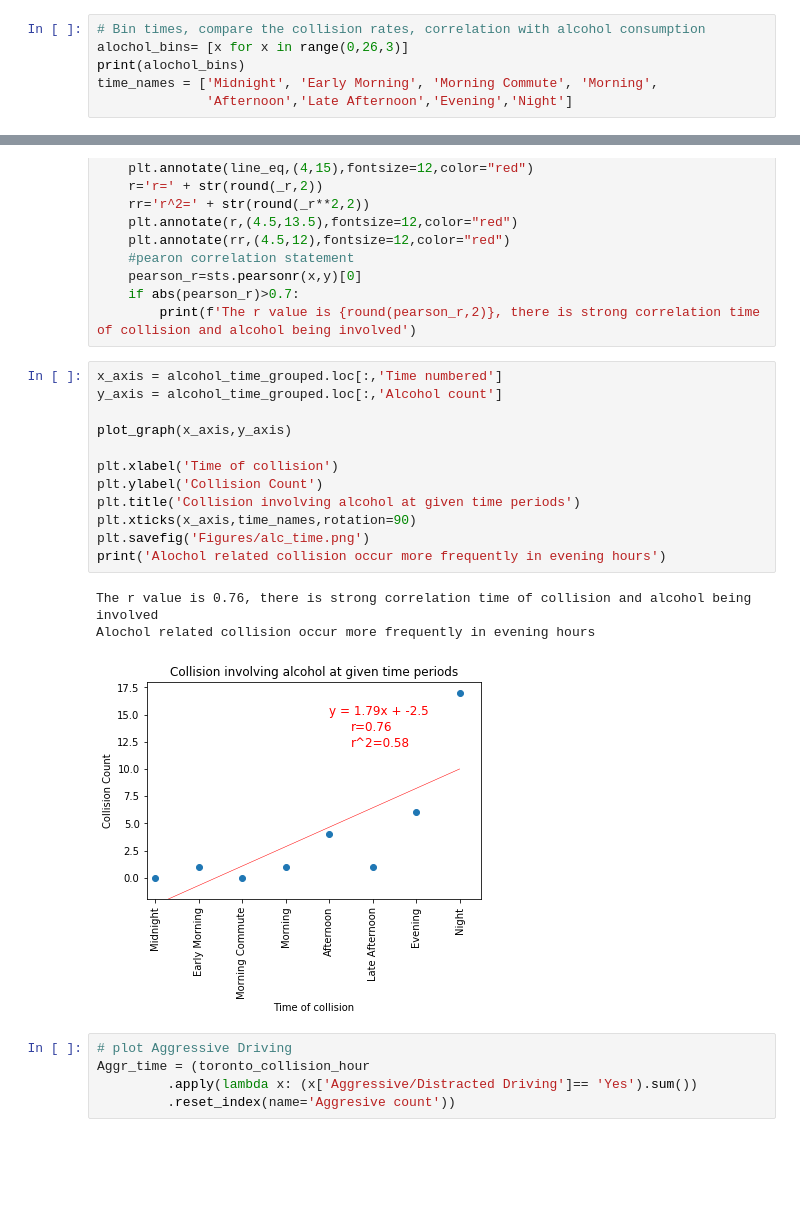
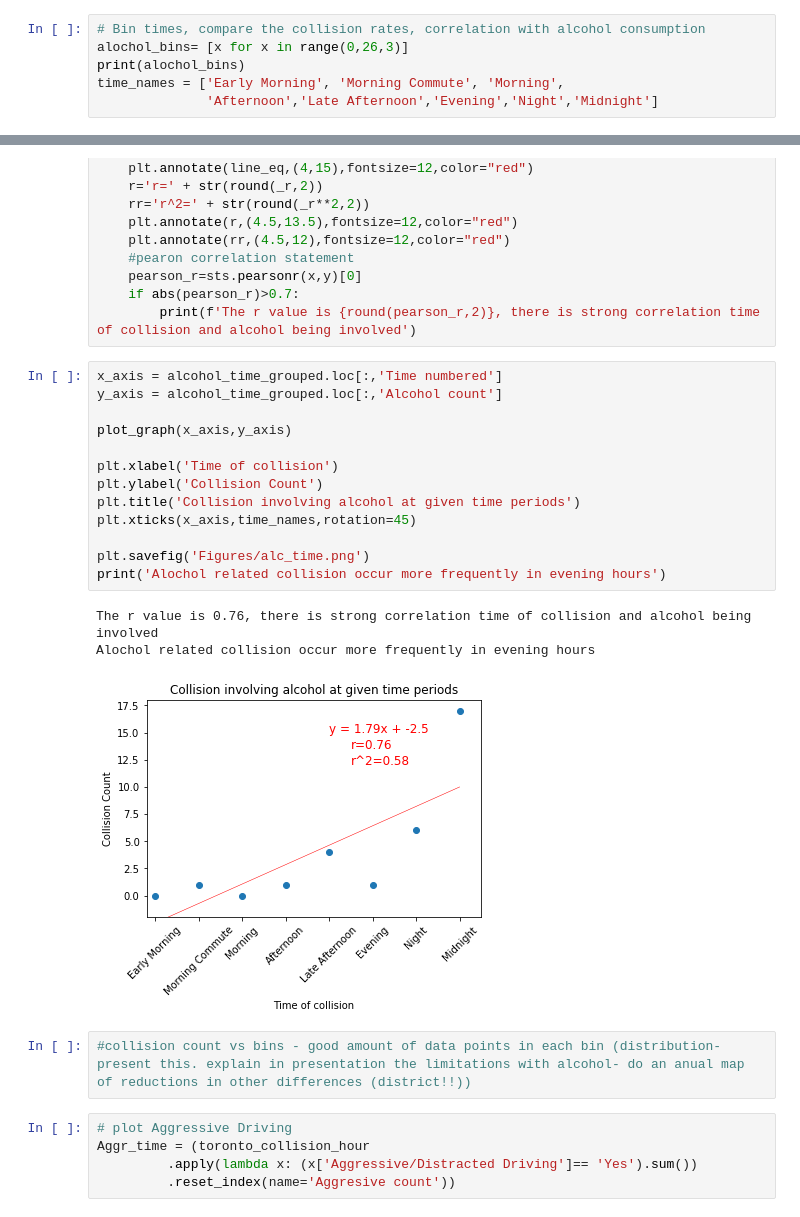
Before and after one commit to nupurgupta5292/SES-vs-Fatal-Road-Collisions, a Jupyter notebook: toronto_collision_times.ipynb, the cells around one changed output, grey strips where cells are left out. Cells and saved outputs as stored; diff of their text form; blank space fills up the shorter version.

Commit message:
toronto collision file

```diff
--- a/toronto_collision_times.ipynb
+++ b/toronto_collision_times.ipynb
@@ -130,8 +132,8 @@ Morning: 9am-12pm, Afternoon: 12pm-3pm, Late Afternoon: 3pm-6pm, Evening: 6pm-9p
 # Bin times, compare the collision rates, correlation with alcohol consumption
 alochol_bins= [x for x in range(0,26,3)]
 print(alochol_bins)
-time_names = ['Midnight', 'Early Morning', 'Morning Commute', 'Morning',
-              'Afternoon','Late Afternoon','Evening','Night']
+time_names = ['Early Morning', 'Morning Commute', 'Morning',
+              'Afternoon','Late Afternoon','Evening','Night','Midnight']
 # %% [output]
 [0, 3, 6, 9, 12, 15, 18, 21, 24]
 # %%
@@ -176,19 +178,22 @@ def plot_graph(x,y):
 # %%
 x_axis = alcohol_time_grouped.loc[:,'Time numbered']
 y_axis = alcohol_time_grouped.loc[:,'Alcohol count']
 
 plot_graph(x_axis,y_axis)
 
 plt.xlabel('Time of collision')
 plt.ylabel('Collision Count')
 plt.title('Collision involving alcohol at given time periods')
-plt.xticks(x_axis,time_names,rotation=90)
+plt.xticks(x_axis,time_names,rotation=45)
+
 plt.savefig('Figures/alc_time.png')
 print('Alochol related collision occur more frequently in evening hours')
 # %% [output]
 The r value is 0.76, there is strong correlation time of collision and alcohol being involved
 Alochol related collision occur more frequently in evening hours
-[figure, old version]
+[figure, new version]
+# %%
+#collision count vs bins - good amount of data points in each bin (distribution- present this. explain in presentation the limitations with alcohol- do an anual map of reductions in other differences (district!!))
 # %%
 # plot Aggressive Driving
 Aggr_time = (toronto_collision_hour
```
Also changed, not shown: parts of 2 cells of this notebook, 16 other files.
